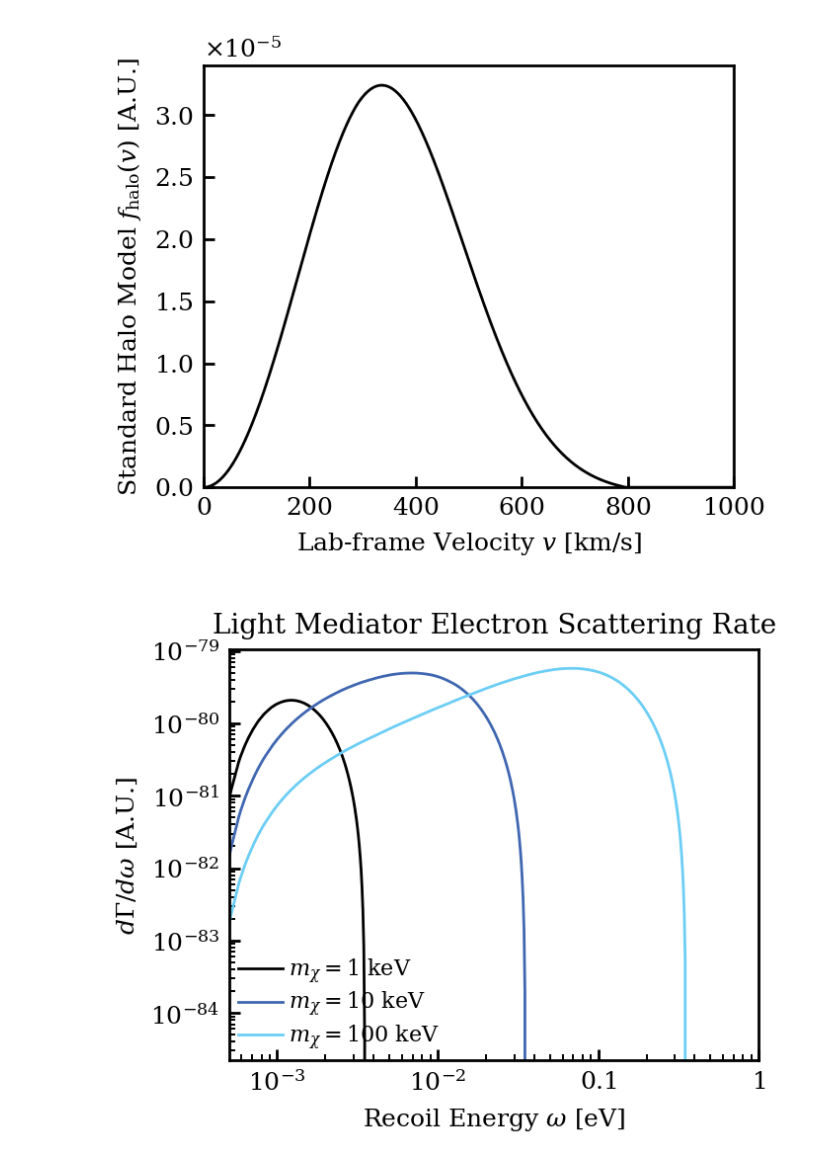
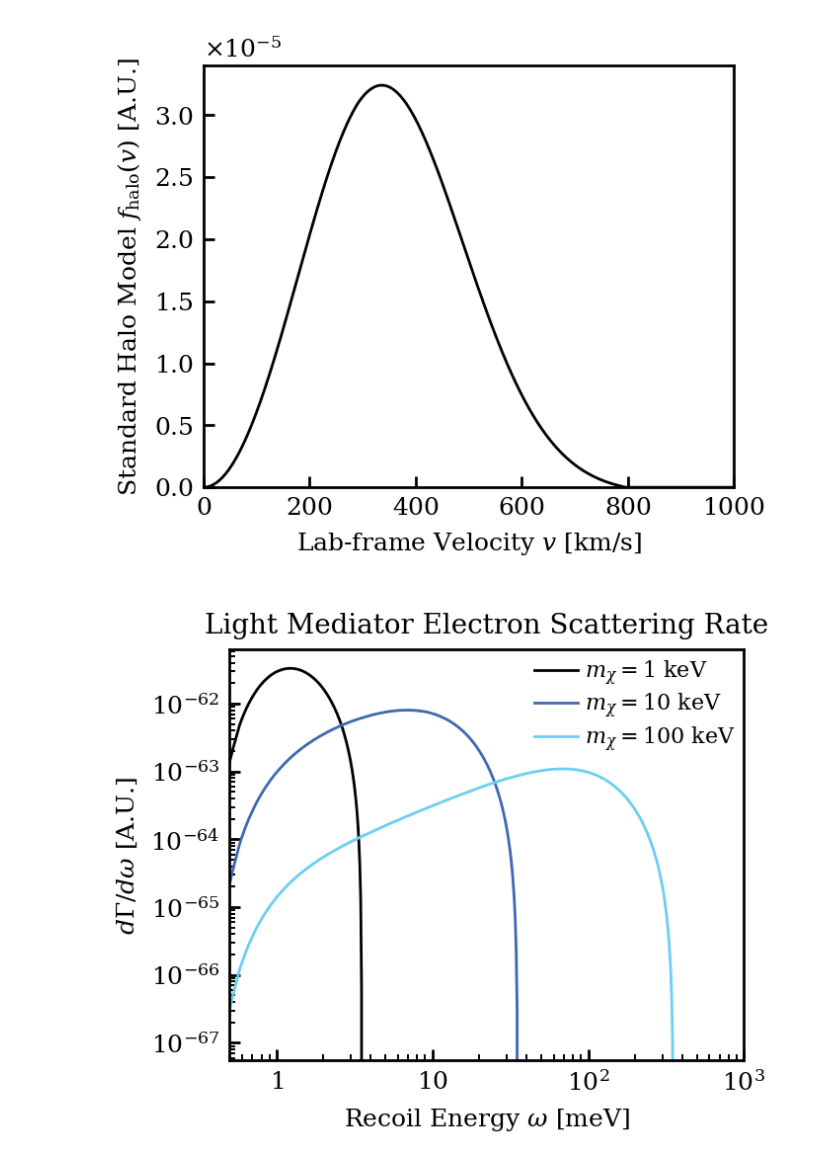
Before and after one commit to FaroutYLq/axioph, a Jupyter notebook: Directionality/rate_in_sc.ipynb, the cells around one changed output. Drawn from its saved outputs; the diff is of its cells as text; code cells hidden in the pictures.

```diff
--- a/Directionality/rate_in_sc.ipynb
+++ b/Directionality/rate_in_sc.ipynb
@@ -530,14 +520,11 @@ np.sqrt(2 * 0.2 * nu.eV / (10 * nu.keV))
 # %%
 def calc_rate(omegas, m_chi=10*nu.keV, sigma_e=1e-25*nu.cm**2,
               rho_T=2.7*nu.g/nu.cm**3, rho_chi=0.4*nu.GeV/nu.cm**3,
-              v_steps=200, q_steps=20, q_min_cutoff=0.1*nu.eV):
+              v_steps=200, q_steps=100, q_min_cutoff=0.1*nu.eV):
     """Differential scattering rate per unit target mass.
-
-    dΓ/dω = [σ_e ρ_χ α³ m_e³ (m_e+m_χ)] / [8π² ρ_T m_χ²]
-            × ∫_{√(2ω/m_χ)}^∞ dv (f_halo(v)/v)
-            × ∫_{q_-}^{q_+} dq (1/q) Im(-1/ε_L(ω,q))
-
-    where q_± = m_χ v ± √(m_χ² v² - 2ω m_χ)
+    $$
+    \frac{d \Gamma}{d \omega} = \frac{ \bar{\sigma}_e \rho_\chi \alpha^3 m_e^2 (m_e+m_\chi)^2}{8 \pi^2 \rho_{\mathrm{T}} m_\chi^3} \int_{\sqrt{2\omega/m_\chi}}^{\infty} d v \frac{f_{\text {halo }}(v)}{v} \int_{m_\chi v - \sqrt{m_\chi^2 v^2-2 \omega m_\chi}}^{m_\chi v + \sqrt{m_\chi^2 v^2-2 \omega m_\chi}} dq ~\frac{1}{q} \operatorname{Im}\left(-\frac{1}{\epsilon_L(\omega, q)}\right)
+    $$
 
     Parameters
     ----------
@@ -568,8 +555,8 @@ def calc_rate(omegas, m_chi=10*nu.keV, sigma_e=1e-25*nu.cm**2,
     alpha = 1/137
     c = 299792458 * nu.m/nu.s
 
-    prefactor = (sigma_e * rho_chi * alpha**3 * m_e**3 * (m_e + m_chi)) / \
-                (8 * np.pi**2 * rho_T * m_chi**2)
+    prefactor = (sigma_e * rho_chi * alpha**3 * m_e**2 * (m_e + m_chi)**2) / \
+                (8 * np.pi**2 * rho_T * m_chi**3)
 
     omegas = np.atleast_1d(omegas)
     v_max = 800 * nu.km/nu.s  # Higher than escape velocity cutoff
@@ -595,12 +582,15 @@ def calc_rate(omegas, m_chi=10*nu.keV, sigma_e=1e-25*nu.cm**2,
         # Compute q integral for each velocity point
         q_integrals = np.zeros(v_steps)
         for i, v in enumerate(v_grid):
-            discriminant = m_chi**2 * v**2 - 2 * omega * m_chi
+            # Convert velocity to dimensionless β = v/c (natural units convention)
+            # This ensures q comes out in energy units, matching loss_interp's expectation
+            beta = v / c
+            discriminant = m_chi**2 * beta**2 - 2 * omega * m_chi  # energy²
             if discriminant <= 0:
                 continue
-            sqrt_disc = np.sqrt(discriminant)
-            q_min = m_chi * v - sqrt_disc
-            q_max = m_chi * v + sqrt_disc
+            sqrt_disc = np.sqrt(discriminant)  # energy
+            q_min = m_chi * beta - sqrt_disc   # momentum in energy units (natural units)
+            q_max = m_chi * beta + sqrt_disc
 
             # Enforce minimum q to avoid 1/q divergence and match loss data range
             q_min = max(q_min, q_min_cutoff)
@@ -657,18 +647,18 @@ rates_10keV = calc_rate(omegas_eV, m_chi=10*nu.keV, sigma_e=1e-25*nu.cm**2)
 rates_1keV = calc_rate(omegas_eV, m_chi=1*nu.keV, sigma_e=1e-25*nu.cm**2)
 rates_100keV = calc_rate(omegas_eV, m_chi=100*nu.keV, sigma_e=1e-25*nu.cm**2)
 # %%
-plt.plot(omegas_eV/nu.eV, rates_1keV, label=r"$m_\chi=1~\mathrm{keV}$")
-plt.plot(omegas_eV/nu.eV, rates_10keV, label=r"$m_\chi=10~\mathrm{keV}$")
-plt.plot(omegas_eV/nu.eV, rates_100keV, label=r"$m_\chi=100~\mathrm{keV}$")
+plt.plot(omegas_eV/nu.meV, rates_1keV, label=r"$m_\chi=1~\mathrm{keV}$")
+plt.plot(omegas_eV/nu.meV, rates_10keV, label=r"$m_\chi=10~\mathrm{keV}$")
+plt.plot(omegas_eV/nu.meV, rates_100keV, label=r"$m_\chi=100~\mathrm{keV}$")
 plt.yscale("log")
-plt.xlabel(r"Recoil Energy $\omega$ [eV]")
+plt.xlabel(r"Recoil Energy $\omega$ [meV]")
 plt.ylabel(r"$d\Gamma/d\omega$ [A.U.]")
 plt.xlim(0)
 plt.legend(loc="best")
 plt.title("Light Mediator Electron Scattering Rate")
-plt.xlim(omegas_eV[1]/nu.eV, 1)
+plt.xlim(0.5, 1000)
 #plt.xlim(omegas_eV[1]/nu.eV, 1)
 plt.xscale("log")
 plt.show()
 # %% [output]
-[figure, old version]
+[figure, new version]
```
Also changed, not shown: parts of 4 cells of this notebook.
